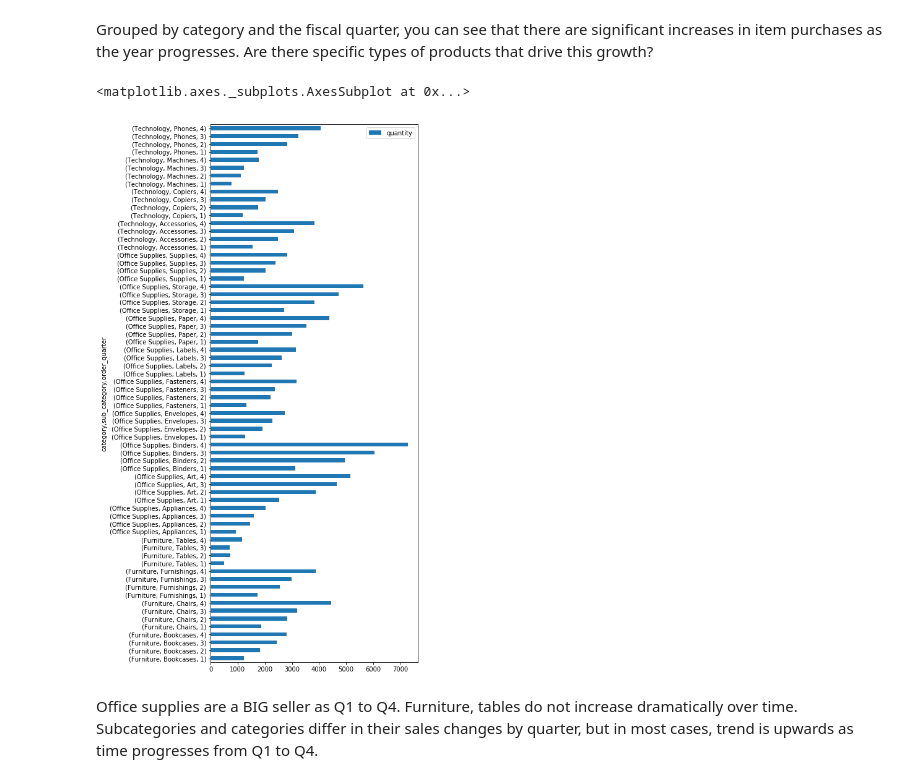
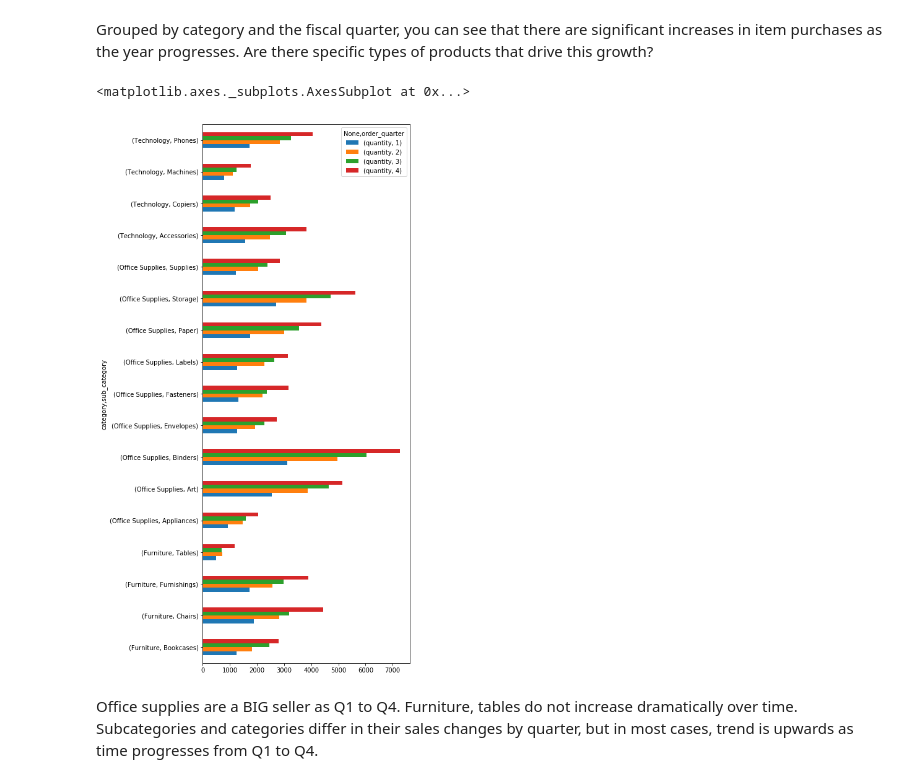
Before and after one commit to phoebezzz/Machine-Learning-Lab1, a Jupyter notebook: mike_ml_lab.ipynb, the cells around one changed output. Drawn from its saved outputs; the diff is of its cells as text; code cells hidden in the pictures.

```diff
--- a/mike_ml_lab.ipynb
+++ b/mike_ml_lab.ipynb
@@ -127,10 +121,10 @@ Grouped by category and the fiscal quarter, you can see that there are significa
 # %%
 quarterly_sub_orders = orders_df.groupby(['category', 'sub_category', 'order_quarter'])[['quantity']].agg('sum')
 quarterly_sub_orders
-quarterly_sub_orders.plot(kind = 'barh', figsize=[6,16])
+quarterly_sub_orders.unstack().plot(kind = 'barh', figsize=[6,16])
 # %% [output]
 <matplotlib.axes._subplots.AxesSubplot at 0x...>
-[figure, old version]
+[figure, new version]
 # %% [markdown]
 Office supplies are a BIG seller as Q1 to Q4.
 Furniture, tables do not increase dramatically over time.
```
Also changed, not shown: parts of 6 cells of this notebook.
